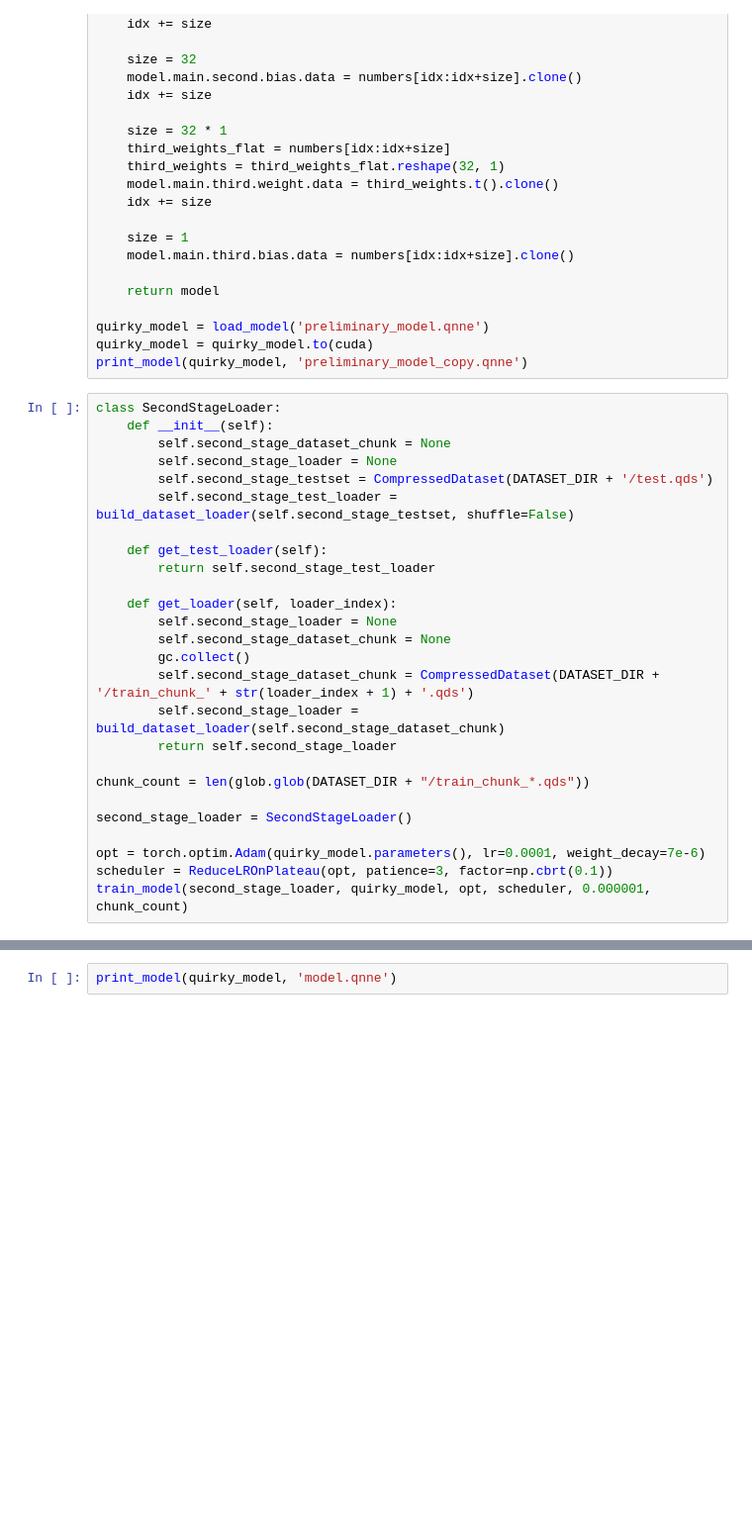
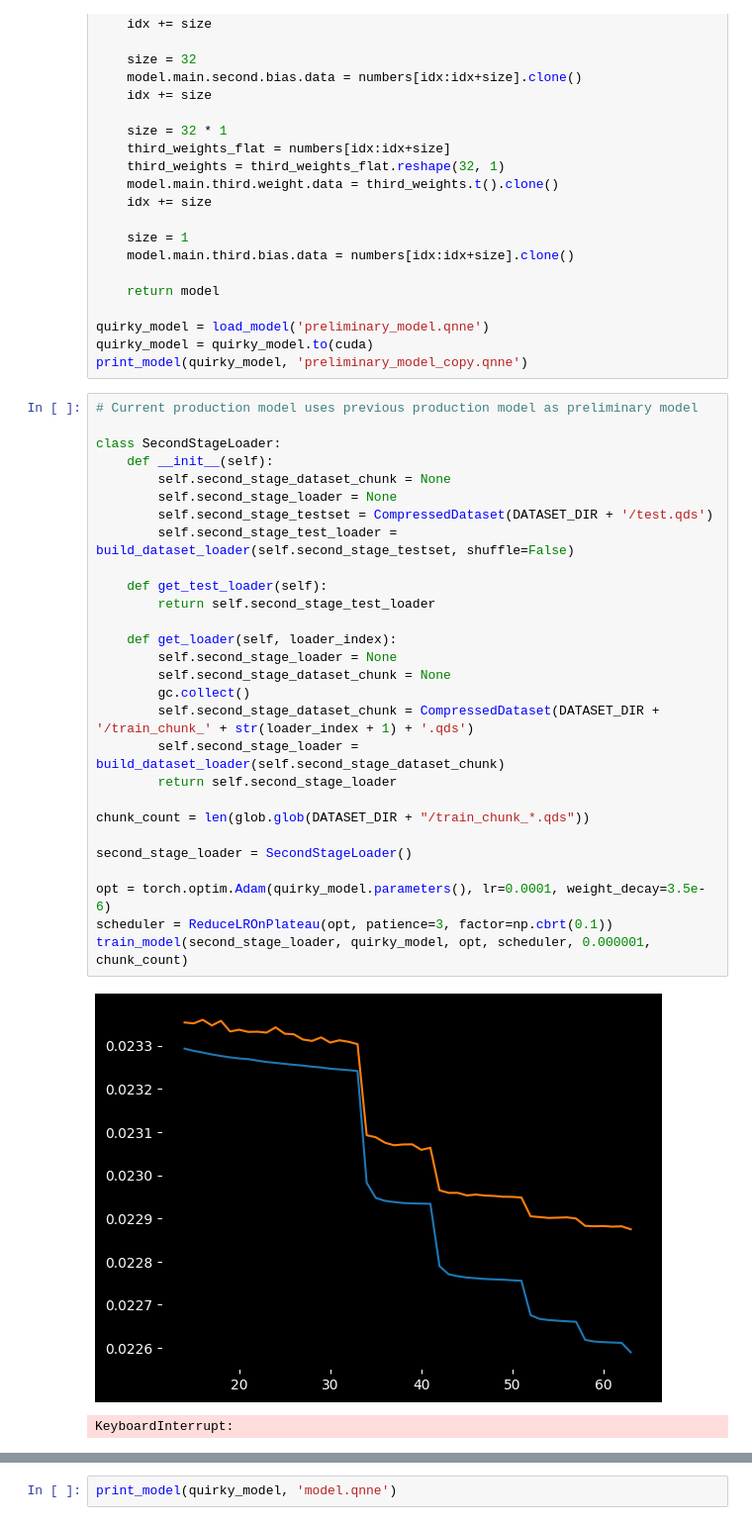
Before and after one commit to Wind-Eagle/Quirky, a Jupyter notebook: tools/model_learner/learner.ipynb, the cells around one changed output, grey strips where cells are left out. Shown at 99% size. Cells and saved outputs as stored; diff of their text form; blank space fills up the shorter version.

Commit message:
New model

```diff
--- a/tools/model_learner/learner.ipynb
+++ b/tools/model_learner/learner.ipynb
@@ -327,28 +328,33 @@ quirky_model = load_model('preliminary_model.qnne')
 quirky_model = quirky_model.to(cuda)
 print_model(quirky_model, 'preliminary_model_copy.qnne')
 # %%
+# Current production model uses previous production model as preliminary model
+
 class SecondStageLoader:
     def __init__(self):
         self.second_stage_dataset_chunk = None
         self.second_stage_loader = None
         self.second_stage_testset = CompressedDataset(DATASET_DIR + '/test.qds')
         self.second_stage_test_loader = build_dataset_loader(self.second_stage_testset, shuffle=False)
 
     def get_test_loader(self):
         return self.second_stage_test_loader
 
     def get_loader(self, loader_index):
         self.second_stage_loader = None
         self.second_stage_dataset_chunk = None
         gc.collect()
         self.second_stage_dataset_chunk = CompressedDataset(DATASET_DIR + '/train_chunk_' + str(loader_index + 1) + '.qds')
         self.second_stage_loader = build_dataset_loader(self.second_stage_dataset_chunk)
         return self.second_stage_loader
 
 chunk_count = len(glob.glob(DATASET_DIR + "/train_chunk_*.qds"))
 
 second_stage_loader = SecondStageLoader()
 
-opt = torch.optim.Adam(quirky_model.parameters(), lr=0.0001, weight_decay=7e-6)
+opt = torch.optim.Adam(quirky_model.parameters(), lr=0.0001, weight_decay=3.5e-6)
 scheduler = ReduceLROnPlateau(opt, patience=3, factor=np.cbrt(0.1))
 train_model(second_stage_loader, quirky_model, opt, scheduler, 0.000001, chunk_count)
+# %% [output]
+[figure, added]
+KeyboardInterrupt:
```
Also changed, not shown: parts of 2 cells of this notebook, 1 other file.
